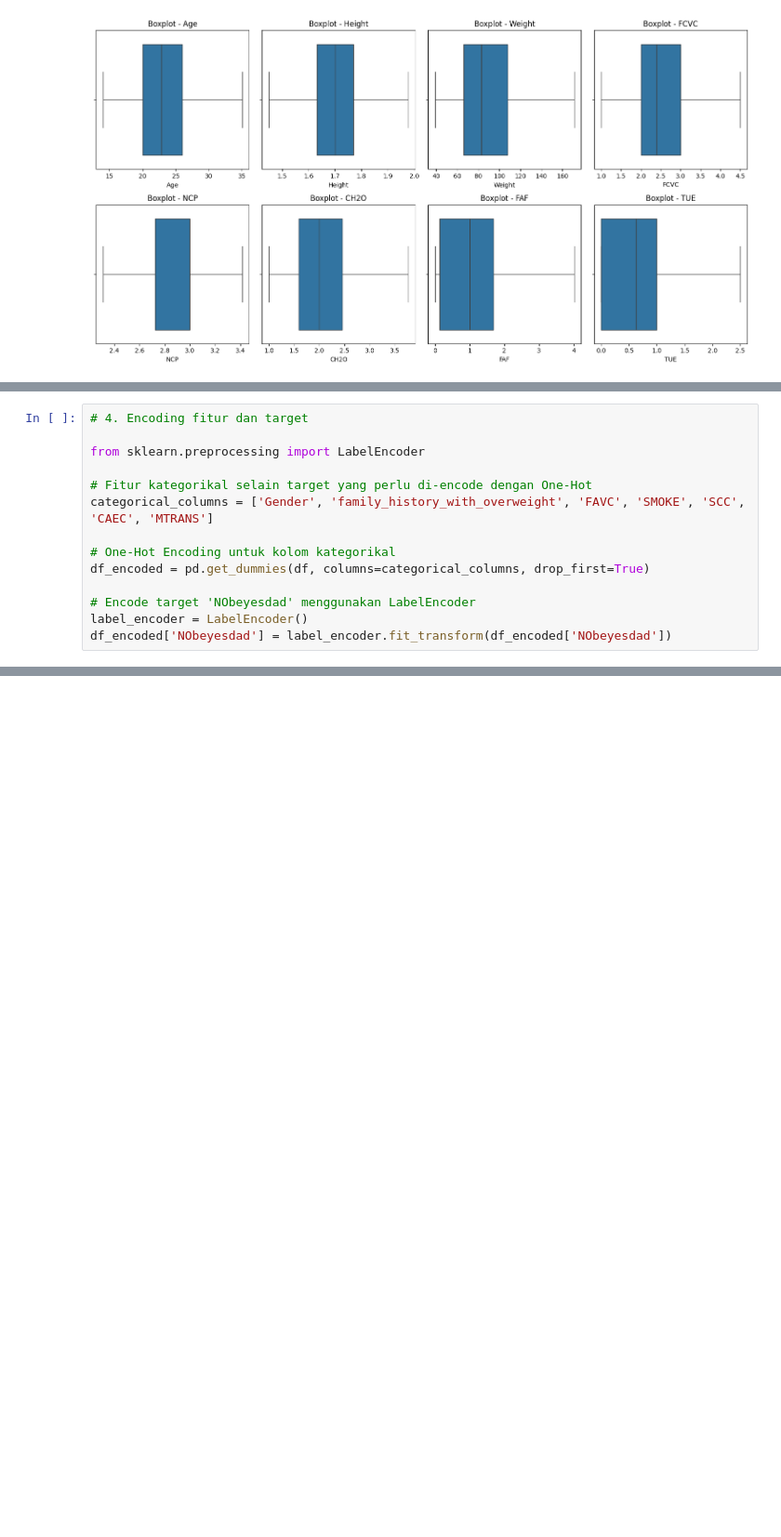
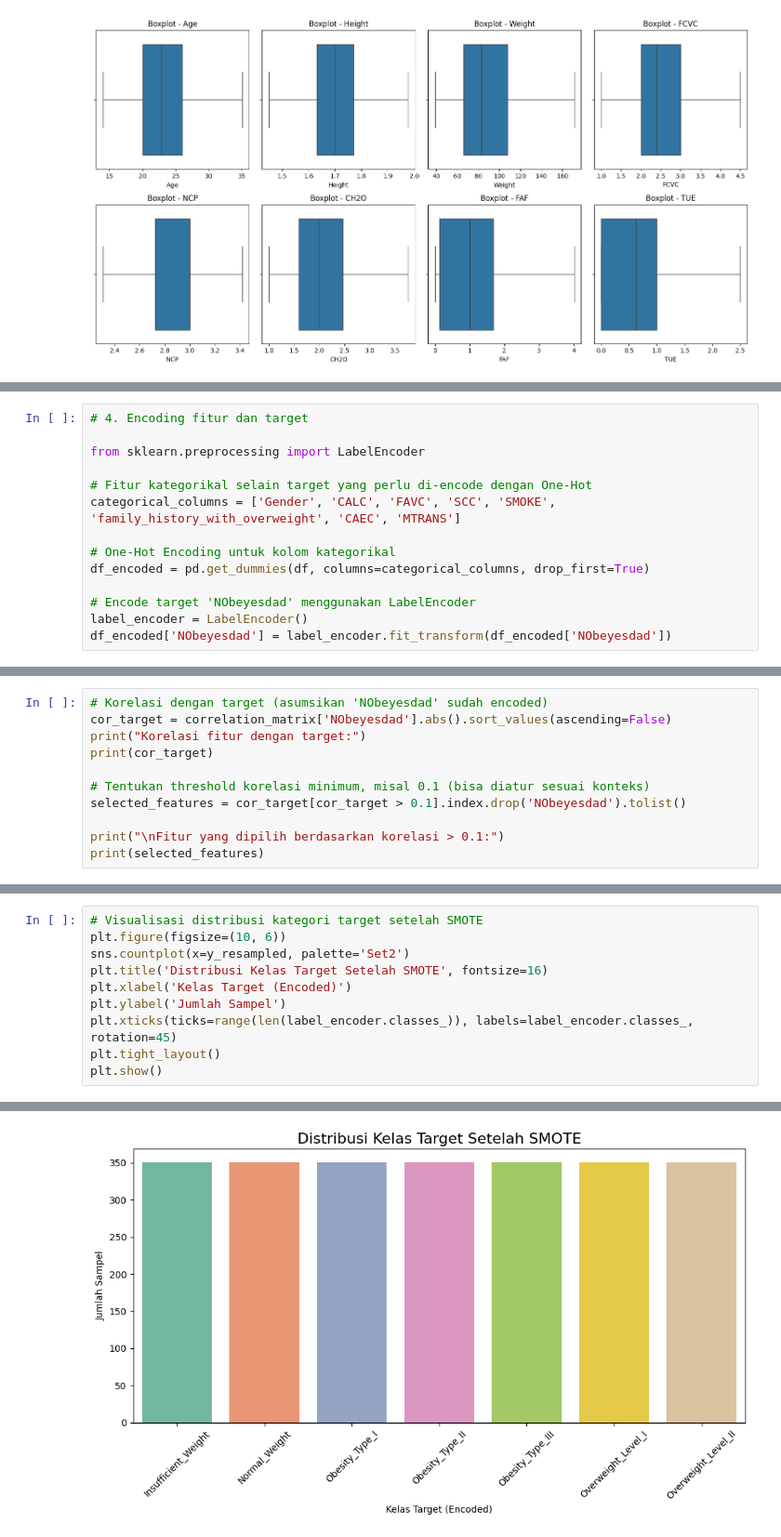
Before and after one commit to User-Galih/capstone-project-bengkod, a Jupyter notebook: Capstone_Project_14359.ipynb, the cells around one changed output, grey strips where cells are left out. Shown at 93% size. Cells and saved outputs as stored; diff of their text form; blank space fills up the shorter version.

```diff
--- a/Capstone_Project_14359.ipynb
+++ b/Capstone_Project_14359.ipynb
@@ -272,7 +336,7 @@ plt.show()
 from sklearn.preprocessing import LabelEncoder
 
 # Fitur kategorikal selain target yang perlu di-encode dengan One-Hot
-categorical_columns = ['Gender', 'family_history_with_overweight', 'FAVC', 'SMOKE', 'SCC', 'CAEC', 'MTRANS']
+categorical_columns = ['Gender', 'CALC', 'FAVC', 'SCC', 'SMOKE', 'family_history_with_overweight', 'CAEC', 'MTRANS']
 
 # One-Hot Encoding untuk kolom kategorikal
 df_encoded = pd.get_dummies(df, columns=categorical_columns, drop_first=True)
@@ -318,0 +359,11 @@ dtype: object
+# %%
+# Korelasi dengan target (asumsikan 'NObeyesdad' sudah encoded)
+cor_target = correlation_matrix['NObeyesdad'].abs().sort_values(ascending=False)
+print("Korelasi fitur dengan target:")
+print(cor_target)
+
+# Tentukan threshold korelasi minimum, misal 0.1 (bisa diatur sesuai konteks)
+selected_features = cor_target[cor_target > 0.1].index.drop('NObeyesdad').tolist()
+
+print("\nFitur yang dipilih berdasarkan korelasi > 0.1:")
+print(selected_features)
@@ -318,0 +414,11 @@ dtype: object
+# %%
+# Visualisasi distribusi kategori target setelah SMOTE
+plt.figure(figsize=(10, 6))
+sns.countplot(x=y_resampled, palette='Set2')
+plt.title('Distribusi Kelas Target Setelah SMOTE', fontsize=16)
+plt.xlabel('Kelas Target (Encoded)')
+plt.ylabel('Jumlah Sampel')
+plt.xticks(ticks=range(len(label_encoder.classes_)), labels=label_encoder.classes_, rotation=45)
+plt.tight_layout()
+plt.show()
+# %% [output]
@@ -318,0 +428 @@ dtype: object
+[figure, added]
```
Also changed, not shown: parts of 27 cells of this notebook.
